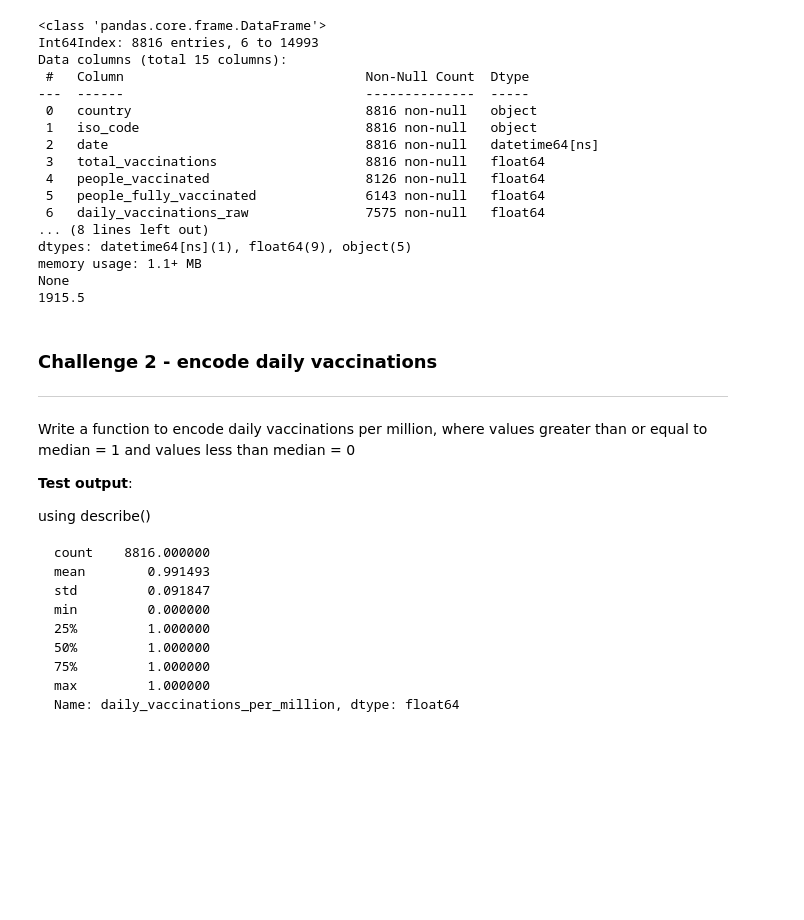
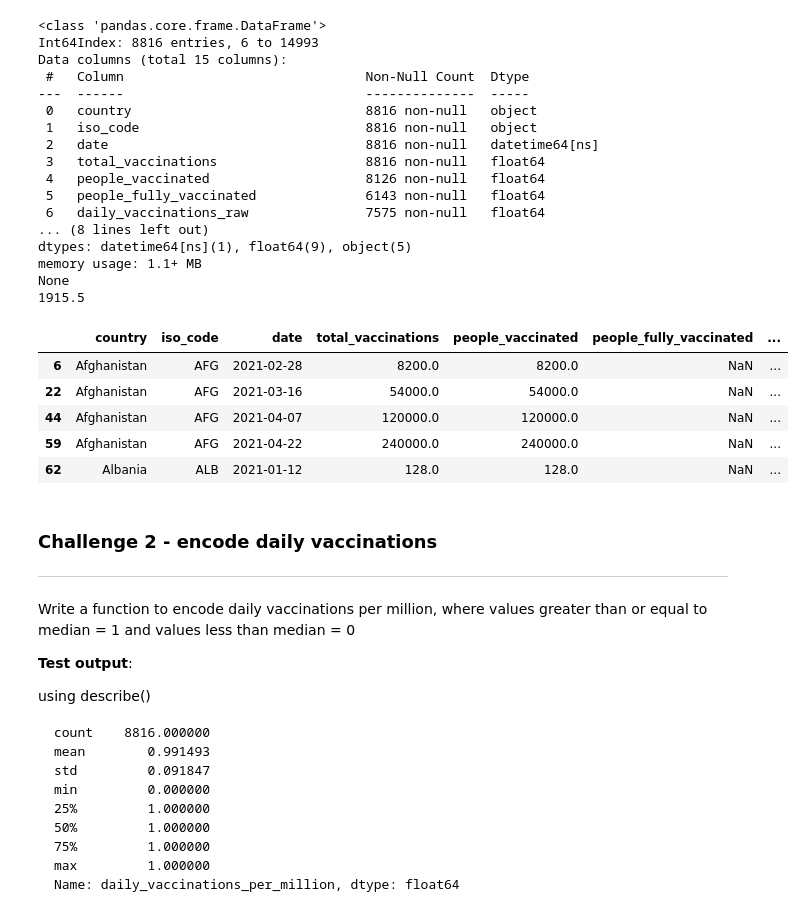
Before and after one commit to Yanhuijun1911/PythonData, a Jupyter notebook: 15_1_Encoding_and_Dummy_Coding.ipynb, the cells around one changed output. Saved outputs shown, nothing was run; the diff lists cells and outputs as text; code cells hidden in the pictures; blank space fills up the shorter version.

```diff
--- a/15_1_Encoding_and_Dummy_Coding.ipynb
+++ b/15_1_Encoding_and_Dummy_Coding.ipynb
@@ -97,6 +97,15 @@ dtypes: datetime64[ns](1), float64(9), object(5)
 memory usage: 1.1+ MB
 None
 1915.5
+# %%
+df_new.head()
+# %% [output]
+|  | country | iso_code | date | total_vaccinations | people_vaccinated | people_fully_vaccinated | ... |
+| 6 | Afghanistan | AFG | 2021-02-28 | 8200.0 | 8200.0 | NaN | ... |
+| 22 | Afghanistan | AFG | 2021-03-16 | 54000.0 | 54000.0 | NaN | ... |
+| 44 | Afghanistan | AFG | 2021-04-07 | 120000.0 | 120000.0 | NaN | ... |
+| 59 | Afghanistan | AFG | 2021-04-22 | 240000.0 | 240000.0 | NaN | ... |
+| 62 | Albania | ALB | 2021-01-12 | 128.0 | 128.0 | NaN | ... |
 # %% [markdown]
 ### Challenge 2 - encode daily vaccinations
 ---
```
Also changed, not shown: parts of 10 cells of this notebook.
